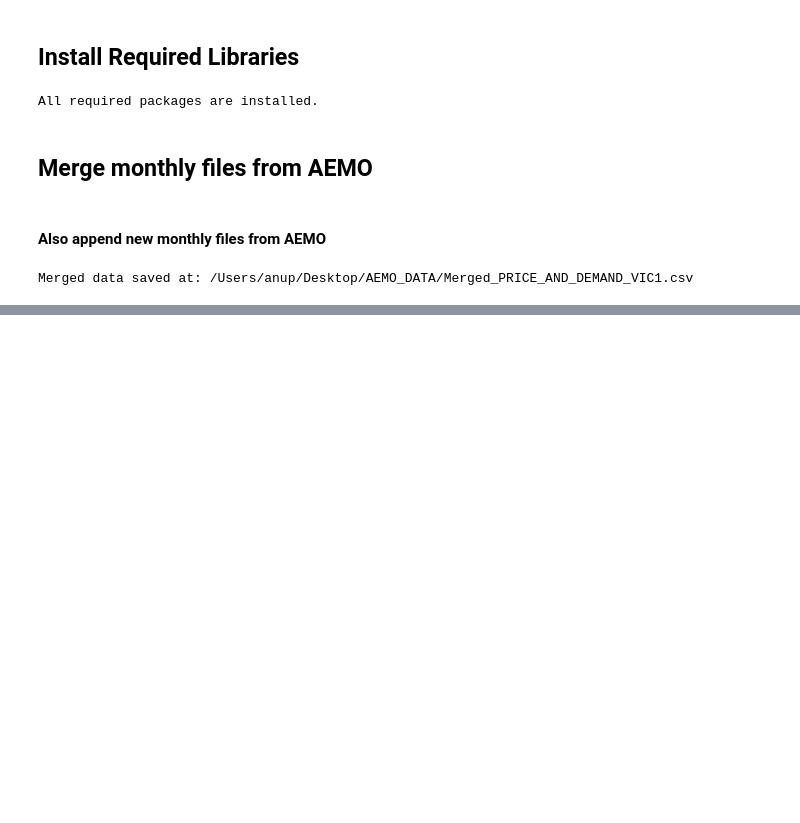
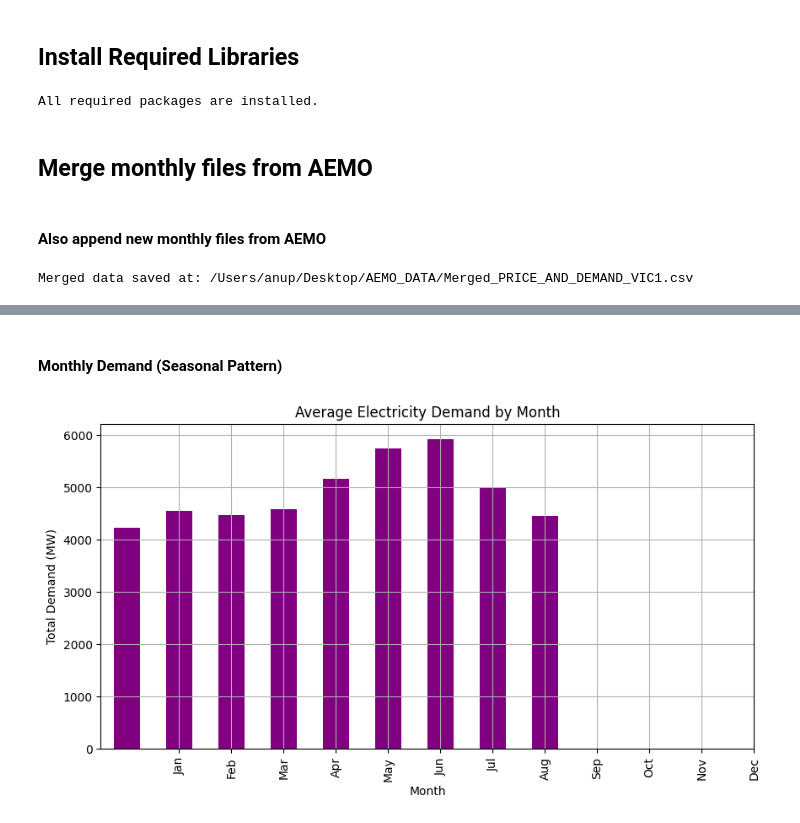
Before and after one commit to Anup-TG/Data-Science, a Jupyter notebook: AEMO/AEMO.ipynb, the cells around one changed output, grey strips where cells are left out. Drawn from its saved outputs; the diff is of its cells as text; code cells hidden in the pictures; blank space fills up the shorter version.

```diff
--- a/AEMO/AEMO.ipynb
+++ b/AEMO/AEMO.ipynb
@@ -58,0 +160,15 @@ testing
+# %% [markdown]
+#### Monthly Demand (Seasonal Pattern)
+# %%
+seasonal_pattern = data.groupby(data.index.month)['TOTALDEMAND'].mean()
+
+plt.figure(figsize=(10,5))
+seasonal_pattern.plot(kind='bar', color='purple')
+plt.title('Average Electricity Demand by Month')
+plt.ylabel('Total Demand (MW)')
+plt.xlabel('Month')
+plt.xticks(range(1,13), ['Jan', 'Feb', 'Mar', 'Apr', 'May', 'Jun', 'Jul', 'Aug', 'Sep', 'Oct', 'Nov', 'Dec'])
+plt.grid(True)
+plt.show()
+# %% [output]
+[figure, added]
```
Also changed, not shown: parts of 15 cells of this notebook.
